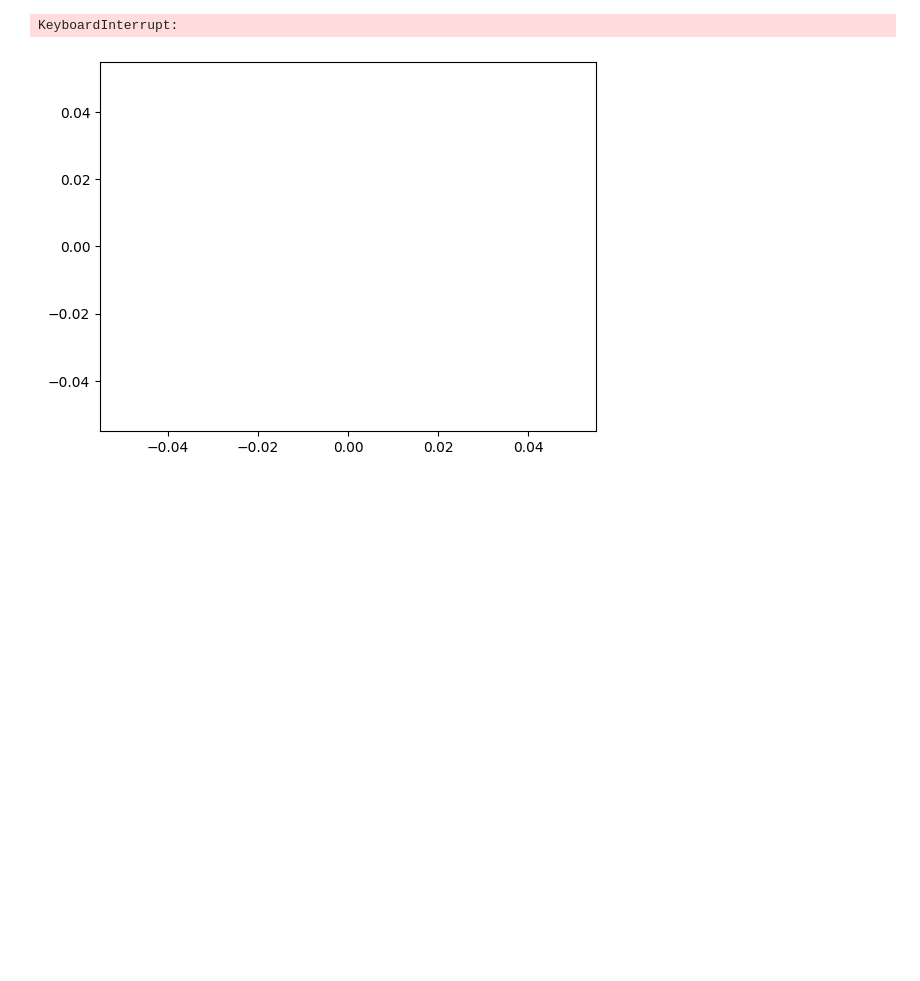
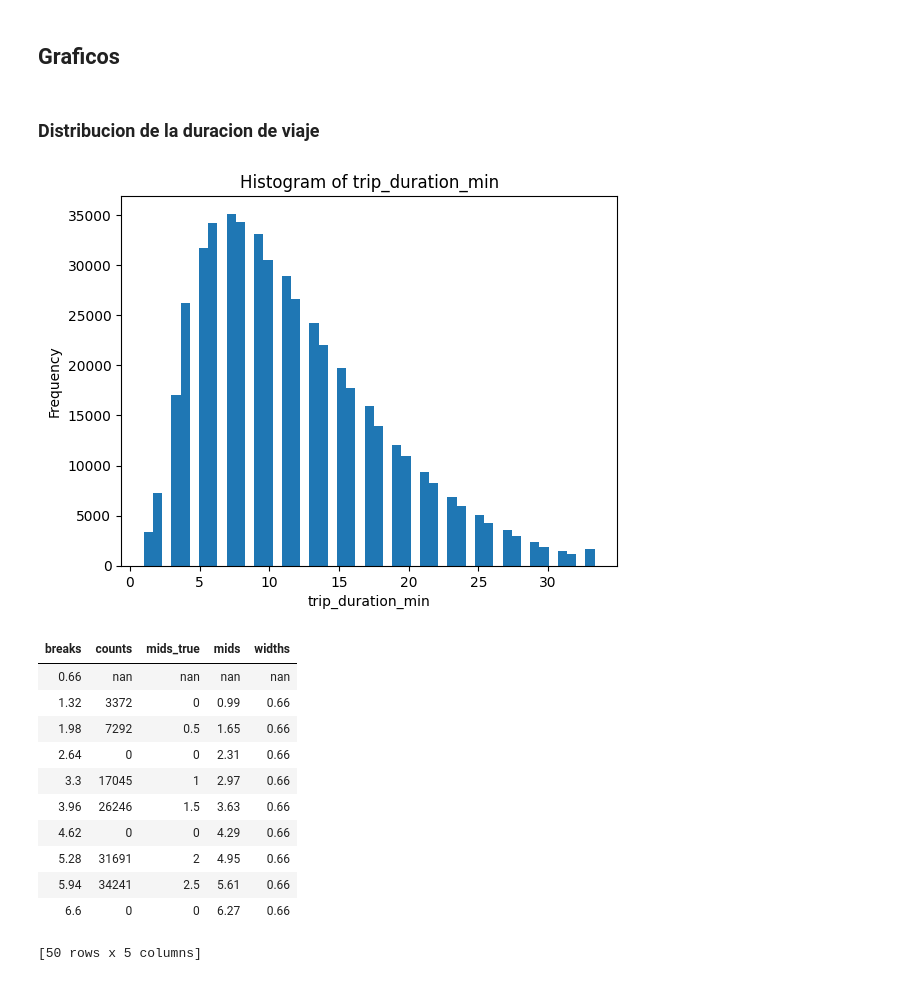
Before and after one commit to Giorgio6846/BigData-TF, a Jupyter notebook: model_training.ipynb, the cells around one changed output. Drawn from its saved outputs; the diff is of its cells as text; code cells hidden in the pictures; blank space fills up the shorter version.

```diff
--- a/model_training.ipynb
+++ b/model_training.ipynb
@@ -39,0 +55,3 @@ df_h2o.describe()
+# %%
+for col in ['store_and_fwd_flag', 'payment_type']:
+    df_h2o[col] = df_h2o[col].asfactor()
@@ -39,0 +86,8 @@ df_h2o.describe()
+# %%
+t1, t2 = "trip_duration_min", "fare_amount"
+
+ratio = 500000 / df_h2o.nrows
+rand = df_h2o.runif(seed=42)
+
+sampled = df_h2o[rand < ratio]
+dataset_small = sampled[0:500000, :]
@@ -40,6 +122,20 @@ df_h2o.describe()
+# %% [markdown]
+## Graficos
+# %% [markdown]
+### Distribucion de la duracion de viaje
 # %%
-# EDA: Distribution of trip duration and fare
-df_h2o['trip_duration_min'].hist(bins=50)
+dataset_small['trip_duration_min'].hist(breaks=50)
 # %% [output]
+[figure, new version]
+| breaks | counts | mids_true | mids | widths |
+| 0.66 | nan | nan | nan | nan |
+| 1.32 | 3372 | 0 | 0.99 | 0.66 |
+| 1.98 | 7292 | 0.5 | 1.65 | 0.66 |
+| 2.64 | 0 | 0 | 2.31 | 0.66 |
+| 3.3 | 17045 | 1 | 2.97 | 0.66 |
+| 3.96 | 26246 | 1.5 | 3.63 | 0.66 |
+| 4.62 | 0 | 0 | 4.29 | 0.66 |
+| 5.28 | 31691 | 2 | 4.95 | 0.66 |
+| 5.94 | 34241 | 2.5 | 5.61 | 0.66 |
+| 6.6 | 0 | 0 | 6.27 | 0.66 |
-KeyboardInterrupt:
+[50 rows x 5 columns]
-[figure, old version]
```
Also changed, not shown: parts of 38 cells of this notebook, 1 other file.
